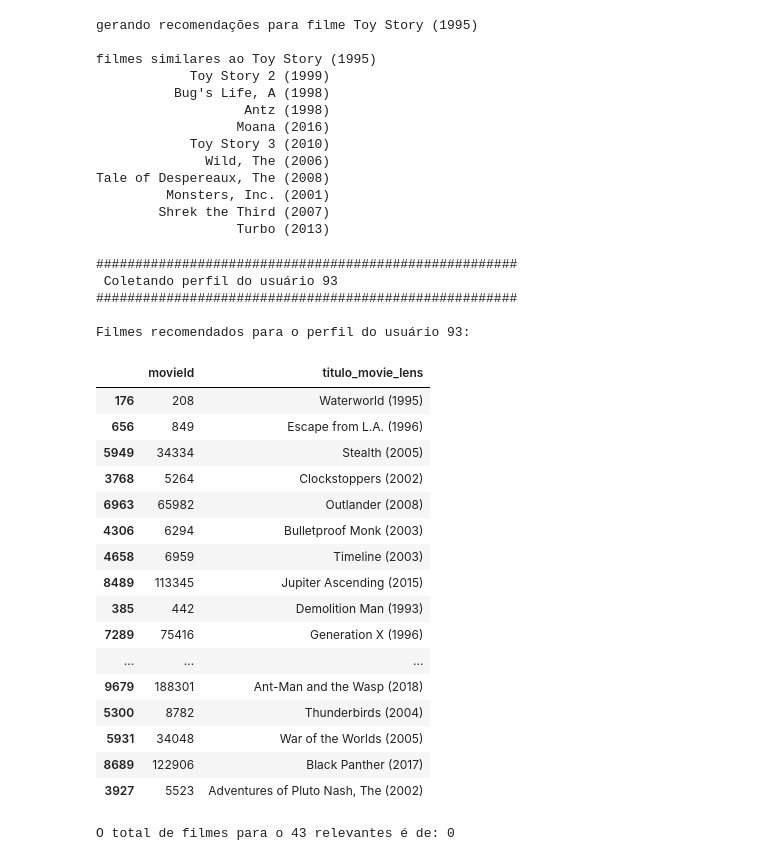
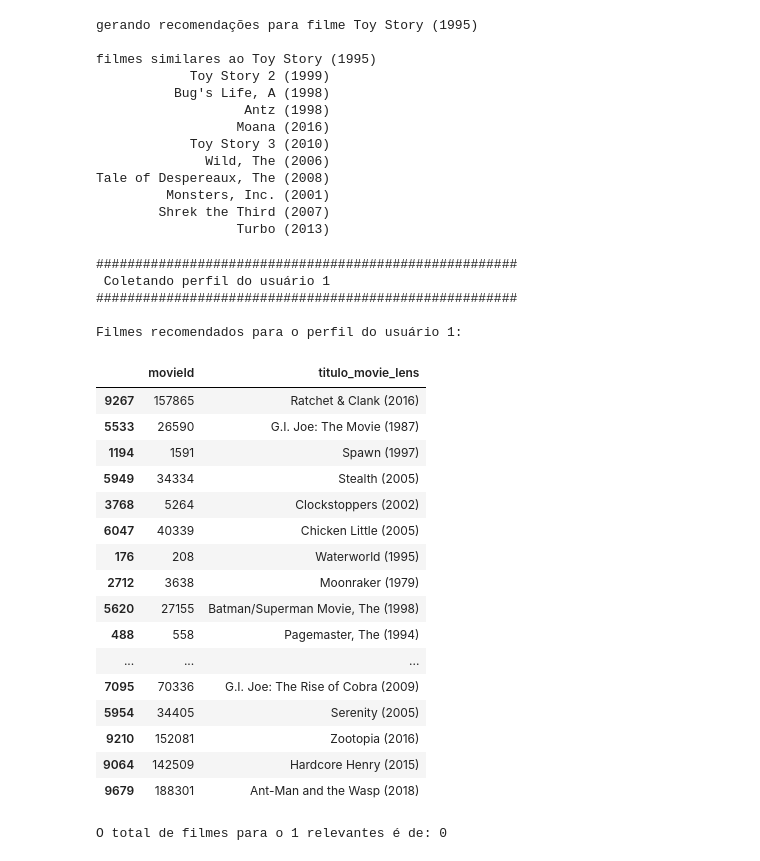
Before and after one commit to SamuBraz/movie_recomendation, a Jupyter notebook: ml-engine/cbf_engine.ipynb, the cells around one changed output. Cells and saved outputs as stored; diff of their text form; code cells hidden in the pictures.

```diff
--- a/ml-engine/cbf_engine.ipynb
+++ b/ml-engine/cbf_engine.ipynb
@@ -166,36 +166,36 @@ def recomendar_filmes_perfil(user_id, movies_df, cosine_sim_matrix, n_recomendac
 # %%
 # from tqdm import tqdm
 
 # resultados = {}
 # for i in tqdm(range(1, 600)):
 #     resultados[i] = recomendar_filmes_perfil(i, df_cbf, cosine_sim)
-recomenados = recomendar_filmes_perfil(93, df_cbf, cosine_sim)
-recomenados.to_csv('recomenados-93-2.csv', index=False)
+recomenados = recomendar_filmes_perfil(1, df_cbf, cosine_sim)
+# recomenados.to_csv('recomenados-1.csv', index=False)
 
 recomenados
 # %% [output]
 ######################################################
- Coletando perfil do usuário 93
+ Coletando perfil do usuário 1
 ######################################################
 
-Filmes recomendados para o perfil do usuário 93:
+Filmes recomendados para o perfil do usuário 1:
 |  | movieId | titulo_movie_lens |
-| 176 | 208 | Waterworld (1995) |
-| 656 | 849 | Escape from L.A. (1996) |
+| 9267 | 157865 | Ratchet & Clank (2016) |
+| 5533 | 26590 | G.I. Joe: The Movie (1987) |
+| 1194 | 1591 | Spawn (1997) |
 | 5949 | 34334 | Stealth (2005) |
 | 3768 | 5264 | Clockstoppers (2002) |
-| 6963 | 65982 | Outlander (2008) |
-| 4306 | 6294 | Bulletproof Monk (2003) |
-| 4658 | 6959 | Timeline (2003) |
-| 8489 | 113345 | Jupiter Ascending (2015) |
-| 385 | 442 | Demolition Man (1993) |
-| 7289 | 75416 | Generation X (1996) |
+| 6047 | 40339 | Chicken Little (2005) |
+| 176 | 208 | Waterworld (1995) |
+| 2712 | 3638 | Moonraker (1979) |
+| 5620 | 27155 | Batman/Superman Movie, The (1998) |
+| 488 | 558 | Pagemaster, The (1994) |
 | ... | ... | ... |
+| 7095 | 70336 | G.I. Joe: The Rise of Cobra (2009) |
+| 5954 | 34405 | Serenity (2005) |
+| 9210 | 152081 | Zootopia (2016) |
+| 9064 | 142509 | Hardcore Henry (2015) |
 | 9679 | 188301 | Ant-Man and the Wasp (2018) |
-| 5300 | 8782 | Thunderbirds (2004) |
-| 5931 | 34048 | War of the Worlds (2005) |
-| 8689 | 122906 | Black Panther (2017) |
-| 3927 | 5523 | Adventures of Pluto Nash, The (2002) |
 # %%
 def verifica_relevantes(user_id,  recomendacoes, df_testing_path='data_spliting/testing.csv'):
 
@@ -214,6 +214,6 @@ def verifica_relevantes(user_id,  recomendacoes, df_testing_path='data_spliting/
 
 
 
-verifica_relevantes(43, recomenados)
+verifica_relevantes(1, recomenados)
 # %% [output]
-O total de filmes para o 43 relevantes é de: 0
+O total de filmes para o 1 relevantes é de: 0
```
